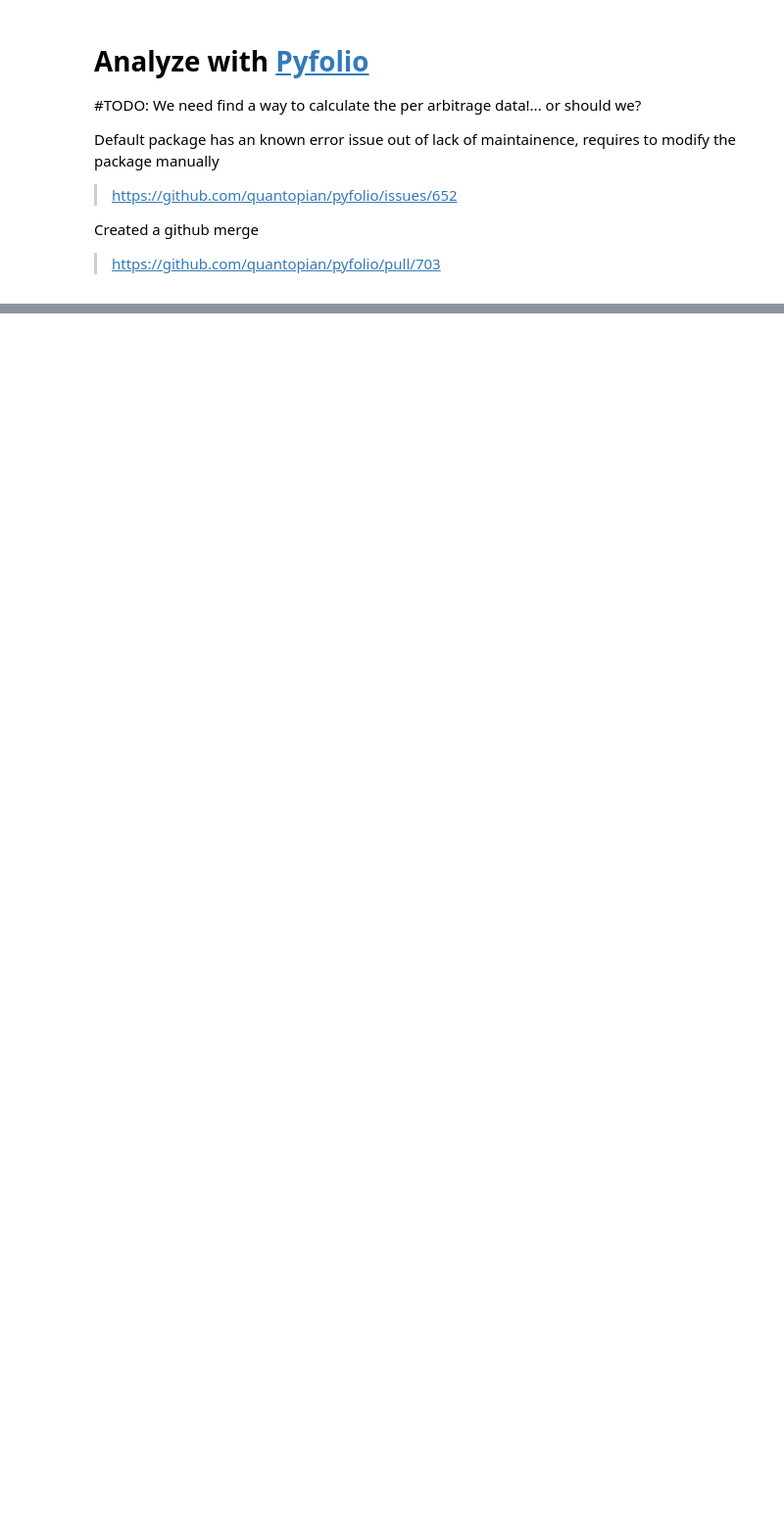
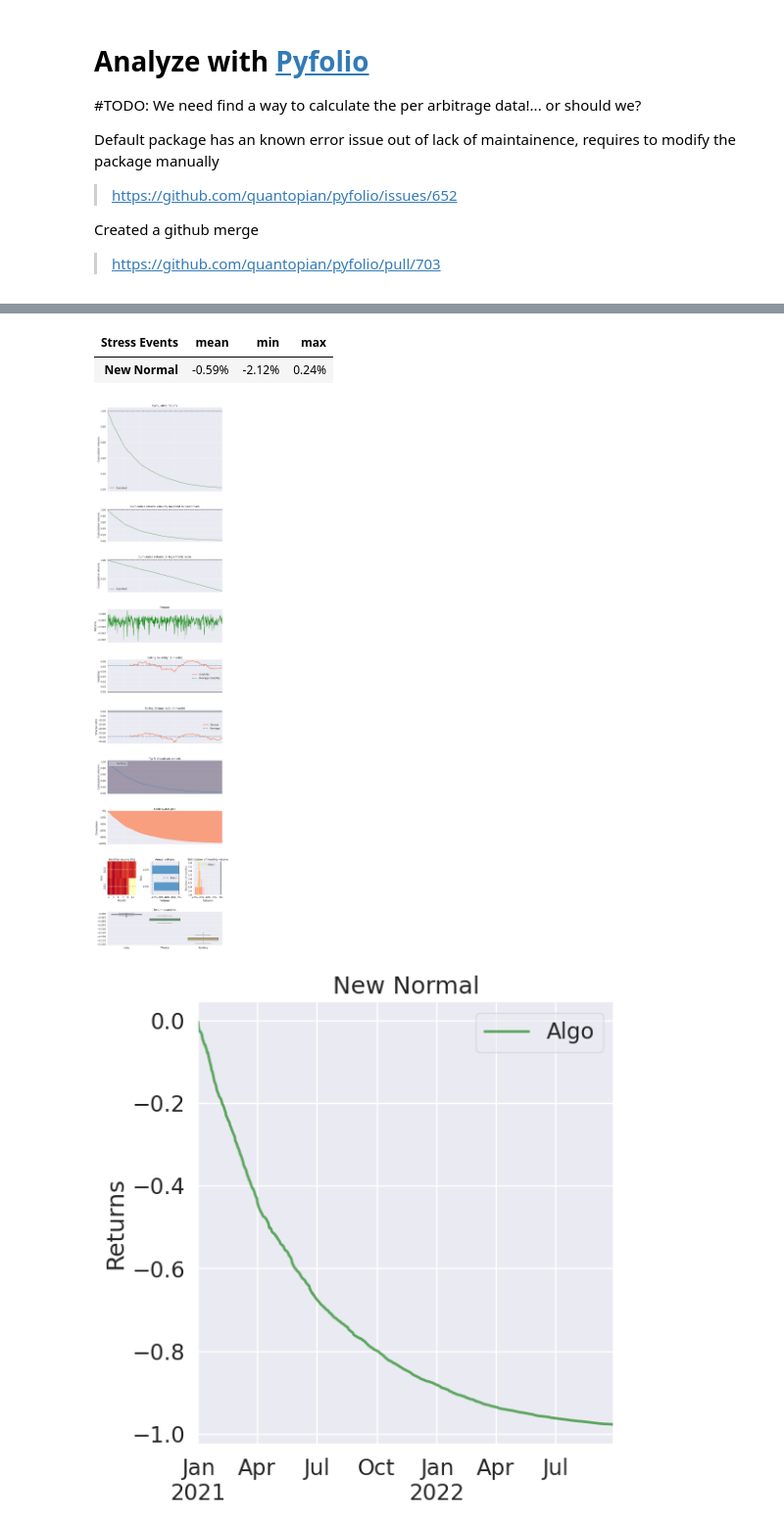
Before and after one commit to Hongshen-Yang/pair-trading-envs, a Jupyter notebook: trade_gridsearch.ipynb, the cells around one changed output, grey strips where cells are left out. Shown at 98% size. Cells and saved outputs as stored; diff of their text form; code cells hidden in the pictures; blank space fills up the shorter version.

```diff
--- a/trade_gridsearch.ipynb
+++ b/trade_gridsearch.ipynb
@@ -207,6 +218,7 @@ def cerebro_run(datafeeds, param):
 
     # Set up other parameters for backtest
     cerebro.broker.set_cash(100000)  # Set initial capital
+    cerebro.broker.setcommission(commission=0.001)
 
     # comminfo = PairTradingCommInfo(commission=0.002, margin=1000, mult=10)
     # cerebro.broker.addcommissioninfo(comminfo)
@@ -249,13 +261,14 @@ Define `scoring` function and `param_grid` for grid search
 
 then `gridsearch` from `utils.gridsearch`
 # %%
+datafeeds = [datafeed0, datafeed1]
 freq_adjust = freqs[best_freq]
 
 param_grid = {
-    'OPEN_THRE': np.arange(2, 10, 2),
-    'CLOS_THRE': np.arange(0.1, 8.1, 2),
-    'period': np.arange(int(100/freq_adjust), int(2000/freq_adjust), int(500/freq_adjust)),
-    'verbose': [2],
+    'OPEN_THRE': np.arange(2, 3, 1),
+    'CLOS_THRE': np.arange(0.1, 1.1, 1),
+    'period': np.arange(int(100/freq_adjust), int(150/freq_adjust), int(30/freq_adjust)),
+    'verbose': [0],
     'prefix': ['Gridsearch']
 }
 
@@ -266,4 +279,7 @@ def scoring(strats):
 # included tqdm for progress bar
 # Take a loooong time
 best_profit, best_params, best_result = gridsearch(cerebro_run, param_grid, scoring, datafeeds)
+
+print(f"Best parameters as: {best_params}")
+print(f"Best profit as: {best_profit}")
 # %% [output]
@@ -342,19 +342,3 @@ Default package has an known error issue out of lack of maintainence, requires t
 
 Created a github merge
 > https://github.com/quantopian/pyfolio/pull/703
-# %%
-# res_pyfolio = test_res[0].analyzers.pyfolio.get_analysis()
-# res_pyfolio = pd.Series(res_pyfolio['returns'])
-# res_pyfolio.index = pd.to_datetime(res_pyfolio.index)
-# res_pyfolio = res_pyfolio.astype('float32')
-# res_pyfolio
-
-def pyfolio_process(res):
-    res_pyfolio = res[0].analyzers.pyfolio.get_analysis()
-    res_pyfolio = pd.Series(res_pyfolio['returns'])
-    res_pyfolio.index = pd.to_datetime(res_pyfolio.index)
-    res_pyfolio = res_pyfolio.astype('float32')
-    return res_pyfolio
-
-test_pyfolio = pyfolio_process(test_res)
-grid_pyfolio = pyfolio_process(best_result)
@@ -361,5 +347,7 @@ grid_pyfolio = pyfolio_process(best_result)
 # %%
 grid_tradeanalyzer = best_result[0].analyzers.tradeanalyzer.get_analysis()
-print(json.dumps(grid_tradeanalyzer, indent = 2))
+res_analyse(grid_tradeanalyzer)
 
+grid_pyfolio = pyfolio_process(best_result)
 pyfolio.tears.create_full_tear_sheet(returns=pd.Series(grid_pyfolio))
+# %% [output]
@@ -365,0 +386,4 @@ pyfolio.tears.create_full_tear_sheet(returns=pd.Series(grid_pyfolio))
+| Stress Events | mean | min | max |
+| New Normal | -0.59% | -2.12% | 0.24% |
+[figure, added]
+[figure, added]
```
Also changed, not shown: parts of 13 cells of this notebook, 14 other files.
